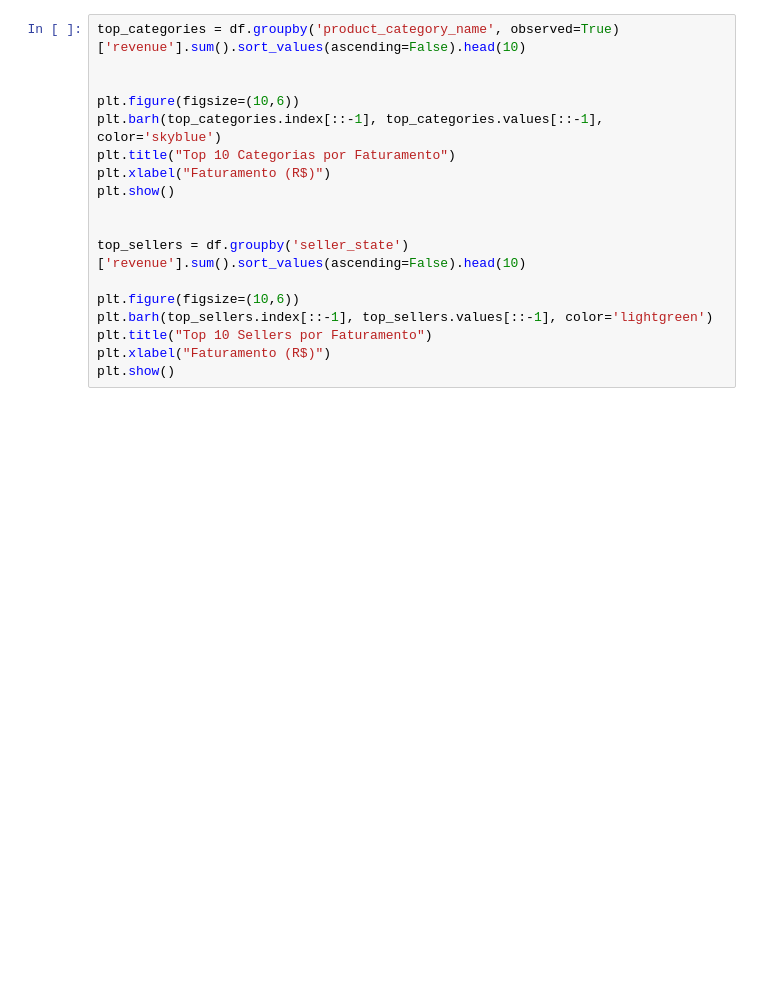
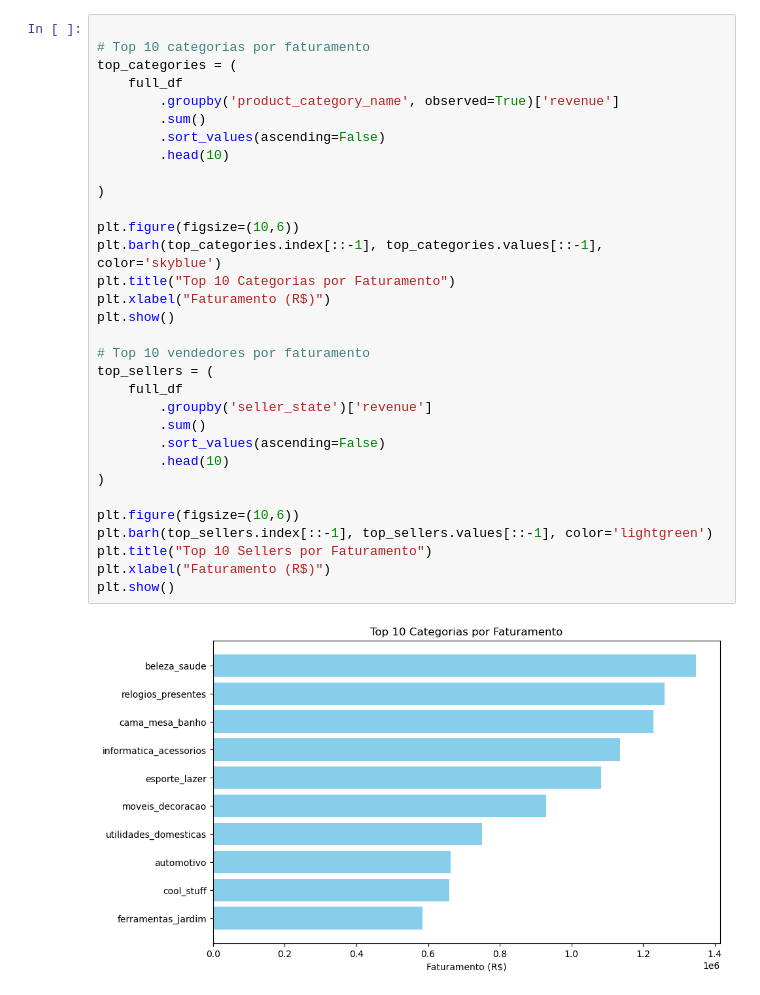
Before and after one commit to hector-oliveira/olist-analise, a Jupyter notebook: src/notebooks/02_sales_analysis.ipynb, the cells around one changed output. Cells and saved outputs as stored; diff of their text form; blank space fills up the shorter version.

```diff
--- a/src/notebooks/02_sales_analysis.ipynb
+++ b/src/notebooks/02_sales_analysis.ipynb
@@ -68,18 +68,34 @@ plt.show()
 # %%
-top_categories = df.groupby('product_category_name', observed=True)['revenue'].sum().sort_values(ascending=False).head(10)
 
+# Top 10 categorias por faturamento
+top_categories = (
+    full_df
+        .groupby('product_category_name', observed=True)['revenue']
+        .sum()
+        .sort_values(ascending=False)
+        .head(10)
+
+)
 
 plt.figure(figsize=(10,6))
 plt.barh(top_categories.index[::-1], top_categories.values[::-1], color='skyblue')
 plt.title("Top 10 Categorias por Faturamento")
 plt.xlabel("Faturamento (R$)")
 plt.show()
 
-
-top_sellers = df.groupby('seller_state')['revenue'].sum().sort_values(ascending=False).head(10)
+# Top 10 vendedores por faturamento
+top_sellers = (
+    full_df
+        .groupby('seller_state')['revenue']
+        .sum()
+        .sort_values(ascending=False)
+        .head(10)
+)
 
 plt.figure(figsize=(10,6))
 plt.barh(top_sellers.index[::-1], top_sellers.values[::-1], color='lightgreen')
 plt.title("Top 10 Sellers por Faturamento")
 plt.xlabel("Faturamento (R$)")
 plt.show()
+# %% [output]
+[figure, added]
```
Also changed, not shown: parts of 7 cells of this notebook.
